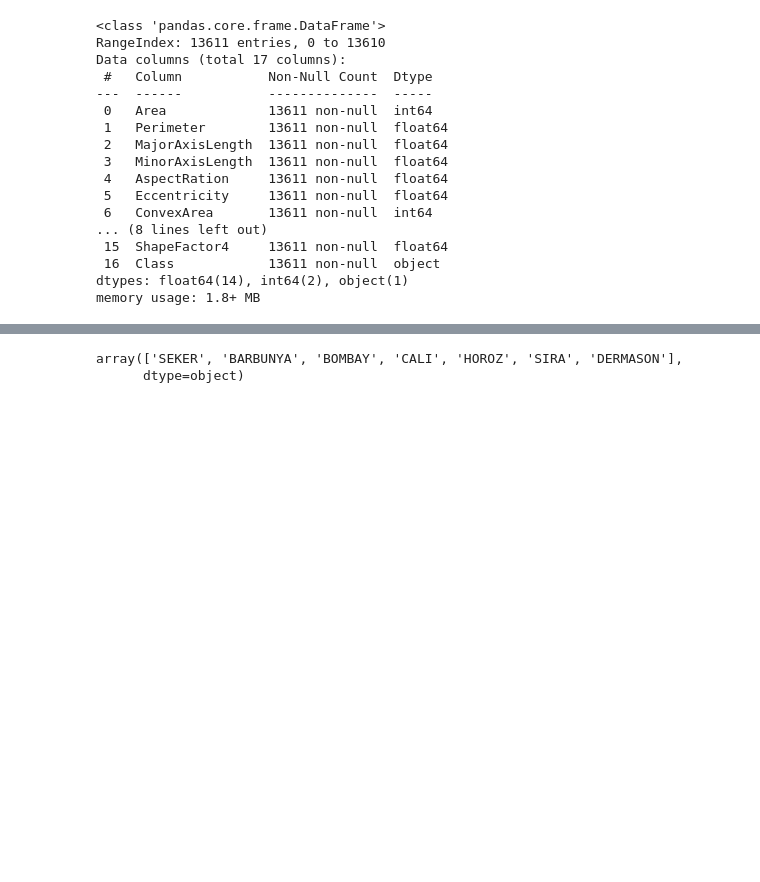
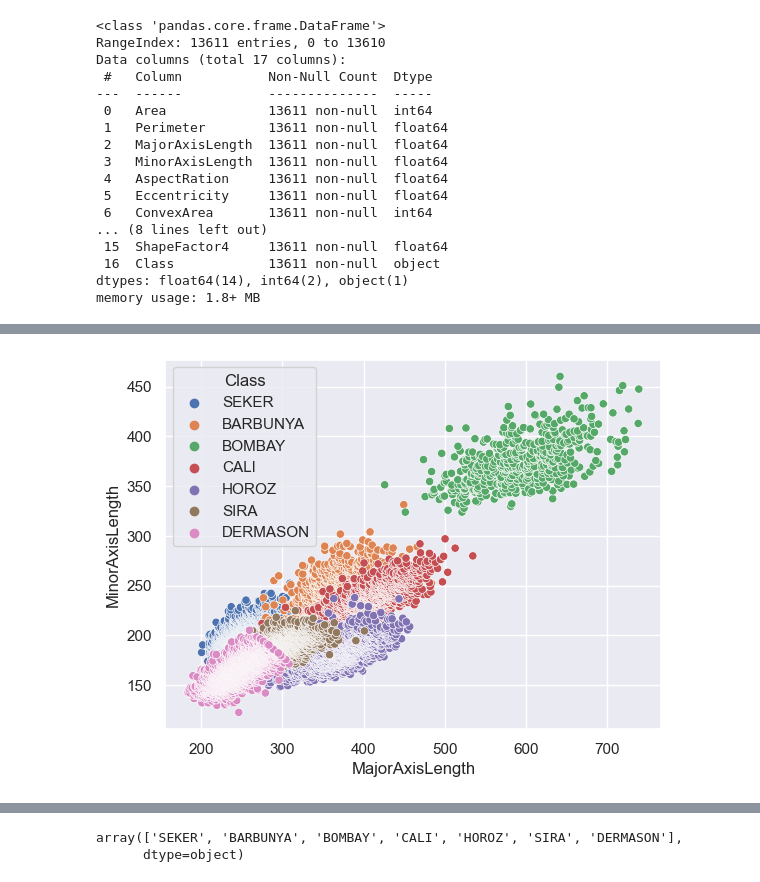
Before and after one commit to muralichavitlo/Ekeeda-Mini-Projects, a Jupyter notebook: Modelling using basic Supervised Learning methods/code.ipynb, the cells around one changed output, grey strips where cells are left out. Drawn from its saved outputs; the diff is of its cells as text; code cells hidden in the pictures; blank space fills up the shorter version.

```diff
--- a/Modelling using basic Supervised Learning methods/code.ipynb
+++ b/Modelling using basic Supervised Learning methods/code.ipynb
@@ -32,0 +51,4 @@ memory usage: 1.8+ MB
+# %%
+sns.scatterplot(data=df, x='MajorAxisLength', y='MinorAxisLength', hue='Class');
+# %% [output]
+[figure, added]
```
Also changed, not shown: parts of 35 cells of this notebook, 1 other file.
